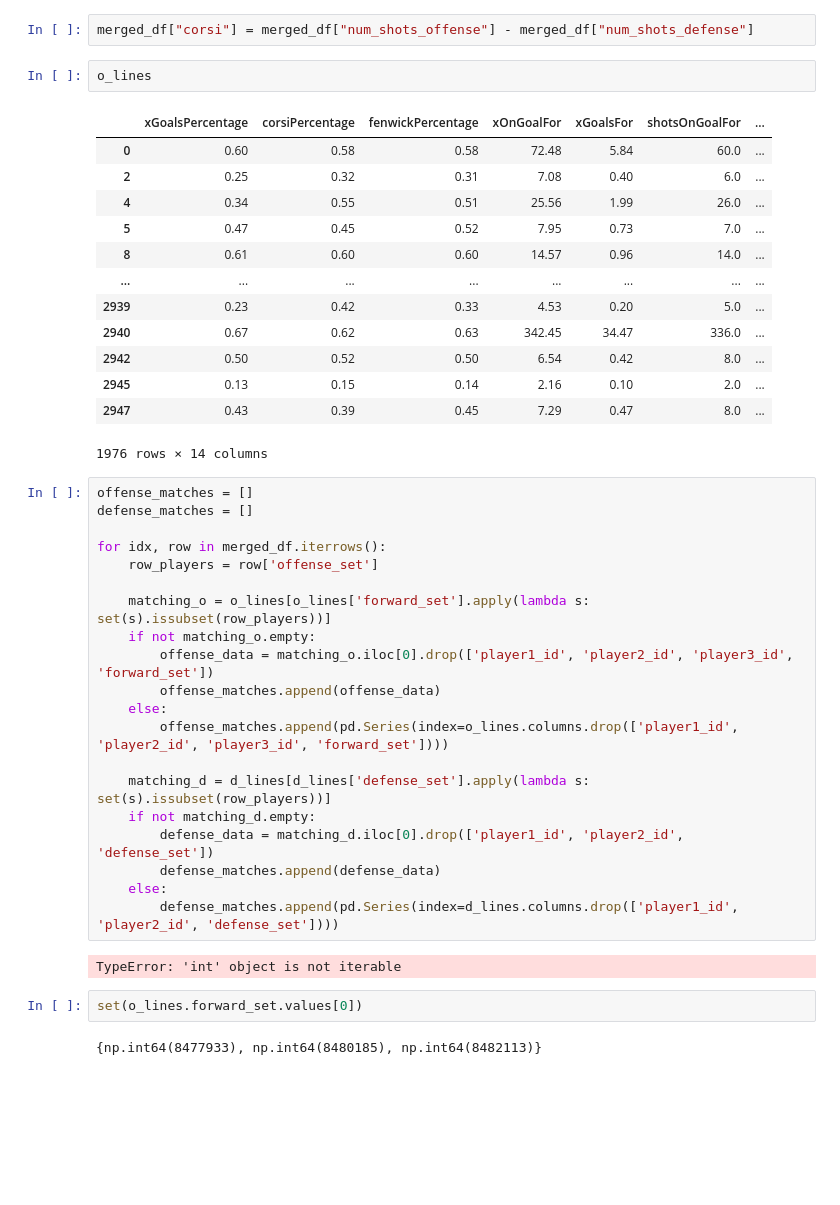
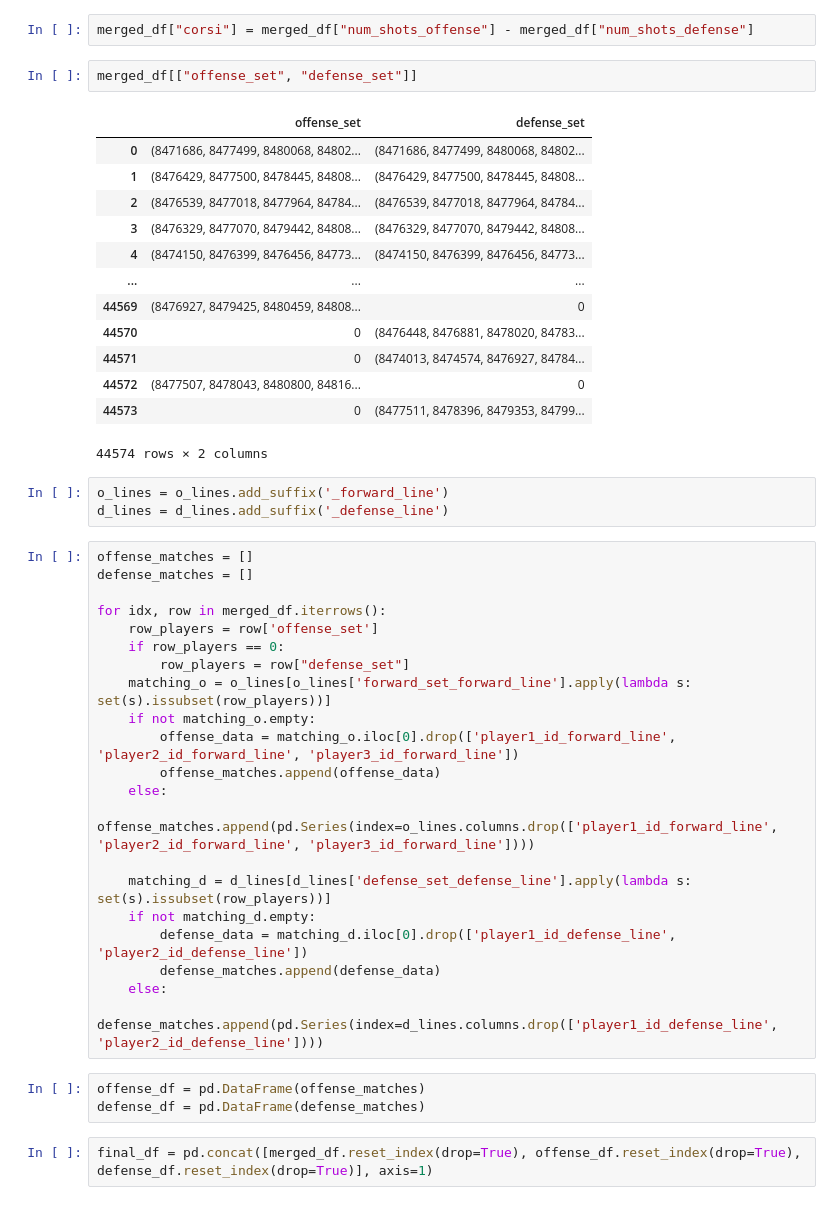
Before and after one commit to dgmouris/dva_6242_project, a Jupyter notebook: similarity/similarity_test.ipynb, the cells around one changed output. Drawn from its saved outputs; the diff is of its cells as text; blank space fills up the shorter version.

Commit message:
Finalized similarity directory

```diff
--- a/similarity/similarity_test.ipynb
+++ b/similarity/similarity_test.ipynb
@@ -413,45 +423,48 @@ merged_df = pd.merge(
 merged_df.fillna(0, inplace=True)
 # %%
 merged_df["corsi"] = merged_df["num_shots_offense"] - merged_df["num_shots_defense"]
-# %%
-o_lines
-# %% [output]
-|  | xGoalsPercentage | corsiPercentage | fenwickPercentage | xOnGoalFor | xGoalsFor | shotsOnGoalFor | ... |
-| 0 | 0.60 | 0.58 | 0.58 | 72.48 | 5.84 | 60.0 | ... |
-| 2 | 0.25 | 0.32 | 0.31 | 7.08 | 0.40 | 6.0 | ... |
-| 4 | 0.34 | 0.55 | 0.51 | 25.56 | 1.99 | 26.0 | ... |
-| 5 | 0.47 | 0.45 | 0.52 | 7.95 | 0.73 | 7.0 | ... |
-| 8 | 0.61 | 0.60 | 0.60 | 14.57 | 0.96 | 14.0 | ... |
-| ... | ... | ... | ... | ... | ... | ... | ... |
-| 2939 | 0.23 | 0.42 | 0.33 | 4.53 | 0.20 | 5.0 | ... |
-| 2940 | 0.67 | 0.62 | 0.63 | 342.45 | 34.47 | 336.0 | ... |
-| 2942 | 0.50 | 0.52 | 0.50 | 6.54 | 0.42 | 8.0 | ... |
-| 2945 | 0.13 | 0.15 | 0.14 | 2.16 | 0.10 | 2.0 | ... |
-| 2947 | 0.43 | 0.39 | 0.45 | 7.29 | 0.47 | 8.0 | ... |
-1976 rows × 14 columns
+# %%
+merged_df[["offense_set", "defense_set"]]
+# %% [output]
+|  | offense_set | defense_set |
+| 0 | (8471686, 8477499, 8480068, 84802... | (8471686, 8477499, 8480068, 84802... |
+| 1 | (8476429, 8477500, 8478445, 84808... | (8476429, 8477500, 8478445, 84808... |
+| 2 | (8476539, 8477018, 8477964, 84784... | (8476539, 8477018, 8477964, 84784... |
+| 3 | (8476329, 8477070, 8479442, 84808... | (8476329, 8477070, 8479442, 84808... |
+| 4 | (8474150, 8476399, 8476456, 84773... | (8474150, 8476399, 8476456, 84773... |
+| ... | ... | ... |
+| 44569 | (8476927, 8479425, 8480459, 84808... | 0 |
+| 44570 | 0 | (8476448, 8476881, 8478020, 84783... |
+| 44571 | 0 | (8474013, 8474574, 8476927, 84784... |
+| 44572 | (8477507, 8478043, 8480800, 84816... | 0 |
+| 44573 | 0 | (8477511, 8478396, 8479353, 84799... |
+44574 rows × 2 columns
+# %%
+o_lines = o_lines.add_suffix('_forward_line')
+d_lines = d_lines.add_suffix('_defense_line')
 # %%
 offense_matches = []
 defense_matches = []
 
 for idx, row in merged_df.iterrows():
     row_players = row['offense_set']
-
-    matching_o = o_lines[o_lines['forward_set'].apply(lambda s: set(s).issubset(row_players))]
+    if row_players == 0:
+        row_players = row["defense_set"]
+    matching_o = o_lines[o_lines['forward_set_forward_line'].apply(lambda s: set(s).issubset(row_players))]
     if not matching_o.empty:
-        offense_data = matching_o.iloc[0].drop(['player1_id', 'player2_id', 'player3_id', 'forward_set'])
+        offense_data = matching_o.iloc[0].drop(['player1_id_forward_line', 'player2_id_forward_line', 'player3_id_forward_line'])
         offense_matches.append(offense_data)
     else:
-        offense_matches.append(pd.Series(index=o_lines.columns.drop(['player1_id', 'player2_id', 'player3_id', 'forward_set'])))
+        offense_matches.append(pd.Series(index=o_lines.columns.drop(['player1_id_forward_line', 'player2_id_forward_line', 'player3_id_forward_line'])))
 
-    matching_d = d_lines[d_lines['defense_set'].apply(lambda s: set(s).issubset(row_players))]
+    matching_d = d_lines[d_lines['defense_set_defense_line'].apply(lambda s: set(s).issubset(row_players))]
     if not matching_d.empty:
-        defense_data = matching_d.iloc[0].drop(['player1_id', 'player2_id', 'defense_set'])
+        defense_data = matching_d.iloc[0].drop(['player1_id_defense_line', 'player2_id_defense_line'])
         defense_matches.append(defense_data)
     else:
-        defense_matches.append(pd.Series(index=d_lines.columns.drop(['player1_id', 'player2_id', 'defense_set'])))
+        defense_matches.append(pd.Series(index=d_lines.columns.drop(['player1_id_defense_line', 'player2_id_defense_line'])))
-# %% [output]
-TypeError: 'int' object is not iterable
-# %%
-set(o_lines.forward_set.values[0])
-# %% [output]
-{np.int64(8477933), np.int64(8480185), np.int64(8482113)}
+# %%
+offense_df = pd.DataFrame(offense_matches)
+defense_df = pd.DataFrame(defense_matches)
+# %%
+final_df = pd.concat([merged_df.reset_index(drop=True), offense_df.reset_index(drop=True), defense_df.reset_index(drop=True)], axis=1)
```
Also changed, not shown: parts of 18 cells of this notebook, 4 other files.
